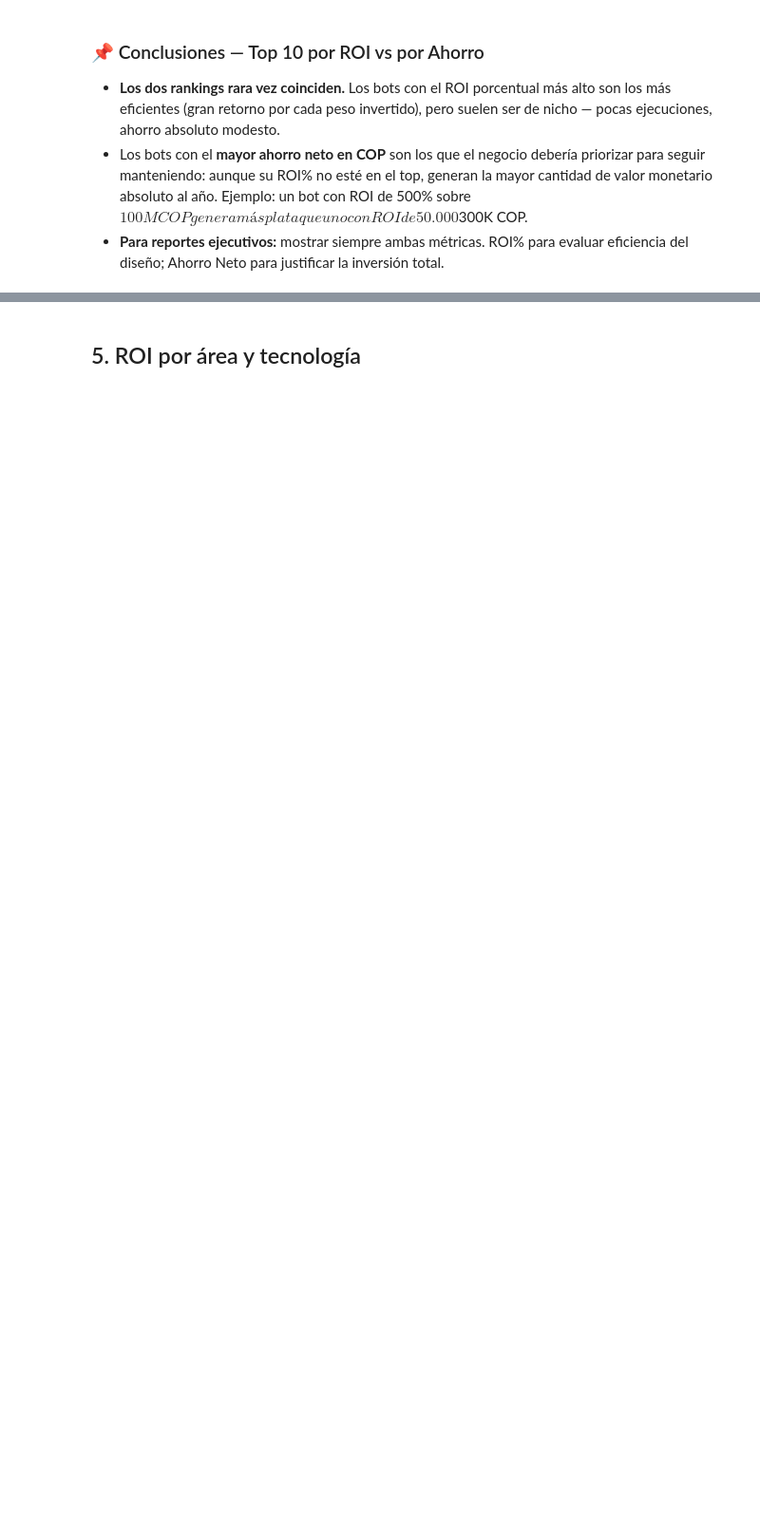
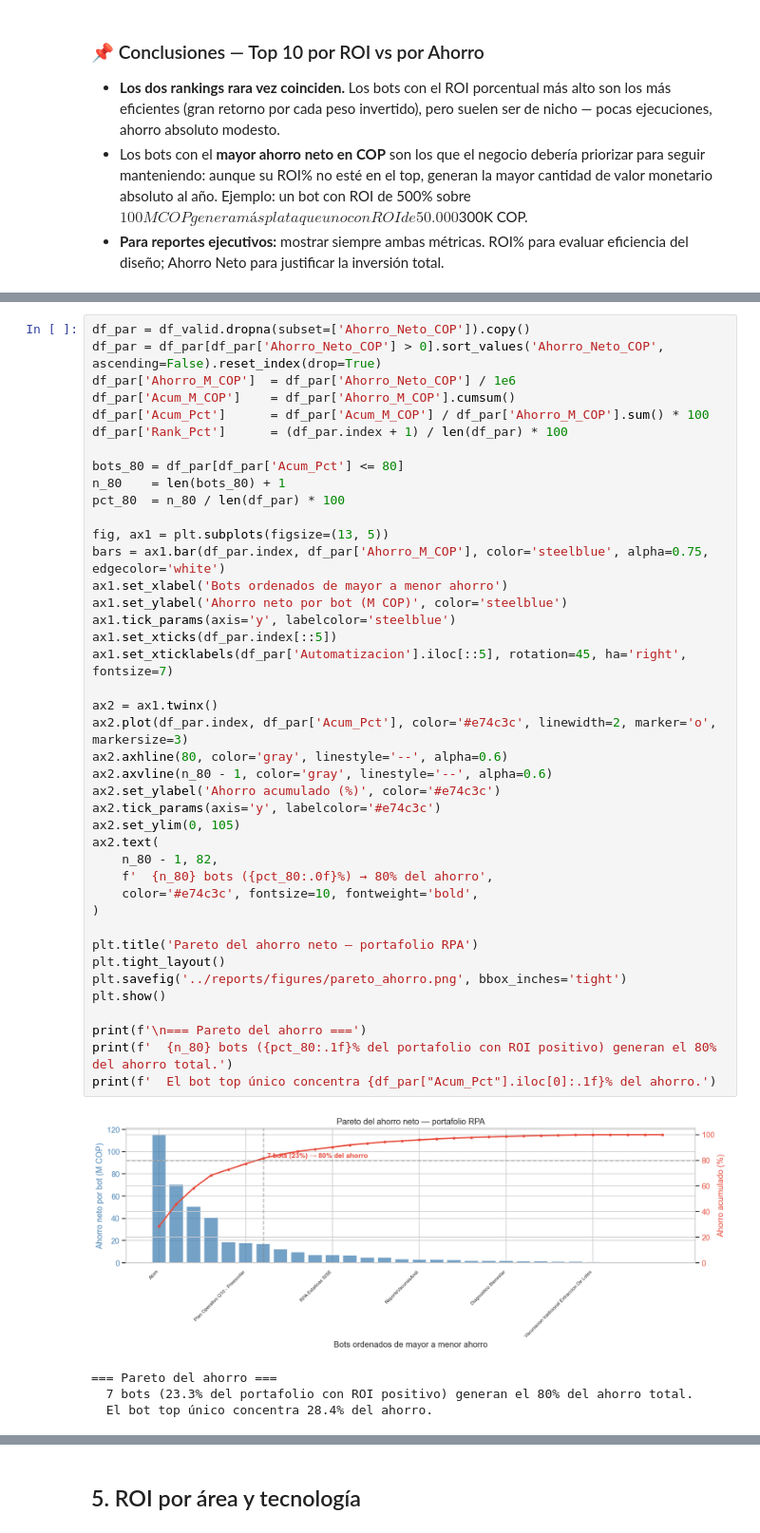
Before and after one commit to miloguz/Ye-Ca-Es-DatosExpost, a Jupyter notebook: notebooks/02_eda_roi.ipynb, the cells around one changed output, grey strips where cells are left out. Shown at 95% size. Drawn from its saved outputs; the diff is of its cells as text; blank space fills up the shorter version.

```diff
--- a/notebooks/02_eda_roi.ipynb
+++ b/notebooks/02_eda_roi.ipynb
@@ -199,0 +364,46 @@ fig.show()
+# %%
+df_par = df_valid.dropna(subset=['Ahorro_Neto_COP']).copy()
+df_par = df_par[df_par['Ahorro_Neto_COP'] > 0].sort_values('Ahorro_Neto_COP', ascending=False).reset_index(drop=True)
+df_par['Ahorro_M_COP']  = df_par['Ahorro_Neto_COP'] / 1e6
+df_par['Acum_M_COP']    = df_par['Ahorro_M_COP'].cumsum()
+df_par['Acum_Pct']      = df_par['Acum_M_COP'] / df_par['Ahorro_M_COP'].sum() * 100
+df_par['Rank_Pct']      = (df_par.index + 1) / len(df_par) * 100
+
+bots_80 = df_par[df_par['Acum_Pct'] <= 80]
+n_80    = len(bots_80) + 1
+pct_80  = n_80 / len(df_par) * 100
+
+fig, ax1 = plt.subplots(figsize=(13, 5))
+bars = ax1.bar(df_par.index, df_par['Ahorro_M_COP'], color='steelblue', alpha=0.75, edgecolor='white')
+ax1.set_xlabel('Bots ordenados de mayor a menor ahorro')
+ax1.set_ylabel('Ahorro neto por bot (M COP)', color='steelblue')
+ax1.tick_params(axis='y', labelcolor='steelblue')
+ax1.set_xticks(df_par.index[::5])
+ax1.set_xticklabels(df_par['Automatizacion'].iloc[::5], rotation=45, ha='right', fontsize=7)
+
+ax2 = ax1.twinx()
+ax2.plot(df_par.index, df_par['Acum_Pct'], color='#e74c3c', linewidth=2, marker='o', markersize=3)
+ax2.axhline(80, color='gray', linestyle='--', alpha=0.6)
+ax2.axvline(n_80 - 1, color='gray', linestyle='--', alpha=0.6)
+ax2.set_ylabel('Ahorro acumulado (%)', color='#e74c3c')
+ax2.tick_params(axis='y', labelcolor='#e74c3c')
+ax2.set_ylim(0, 105)
+ax2.text(
+    n_80 - 1, 82,
+    f'  {n_80} bots ({pct_80:.0f}%) → 80% del ahorro',
+    color='#e74c3c', fontsize=10, fontweight='bold',
+)
+
+plt.title('Pareto del ahorro neto — portafolio RPA')
+plt.tight_layout()
+plt.savefig('../reports/figures/pareto_ahorro.png', bbox_inches='tight')
+plt.show()
+
+print(f'\n=== Pareto del ahorro ===')
+print(f'  {n_80} bots ({pct_80:.1f}% del portafolio con ROI positivo) generan el 80% del ahorro total.')
+print(f'  El bot top único concentra {df_par["Acum_Pct"].iloc[0]:.1f}% del ahorro.')
+# %% [output]
+[figure, added]
+=== Pareto del ahorro ===
+  7 bots (23.3% del portafolio con ROI positivo) generan el 80% del ahorro total.
+  El bot top único concentra 28.4% del ahorro.
```
Also changed, not shown: parts of 21 cells of this notebook, 11 other files.
